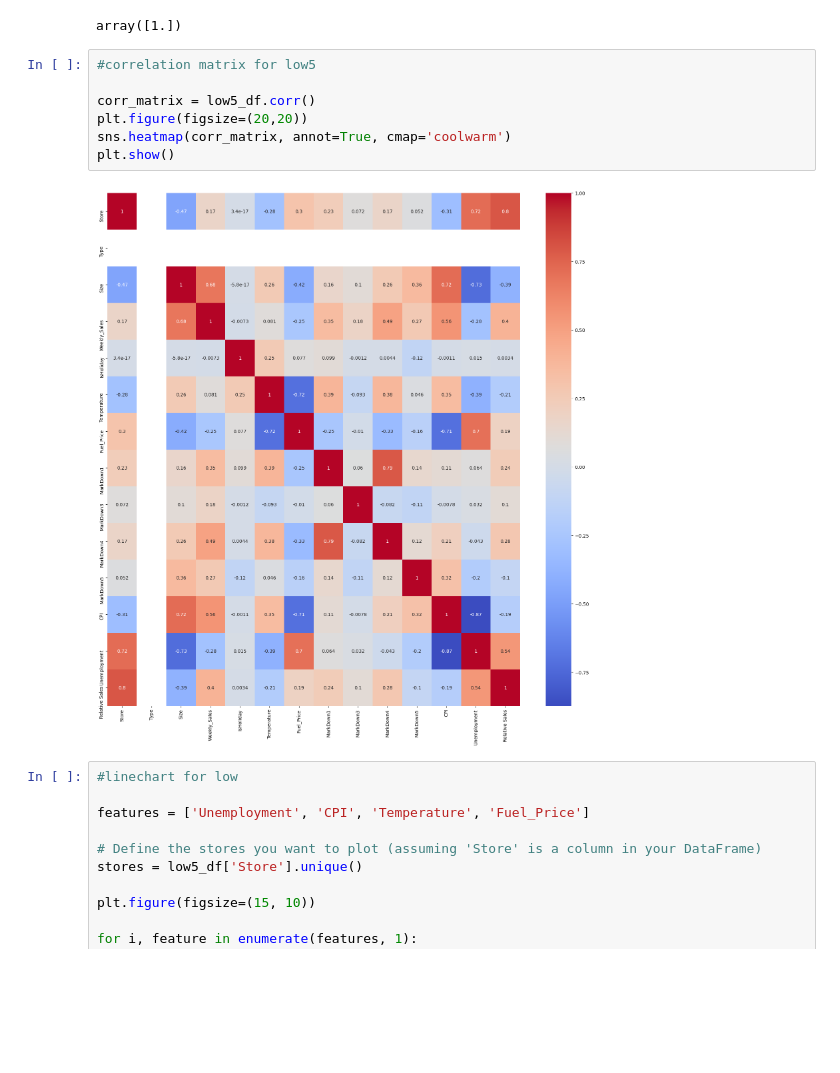
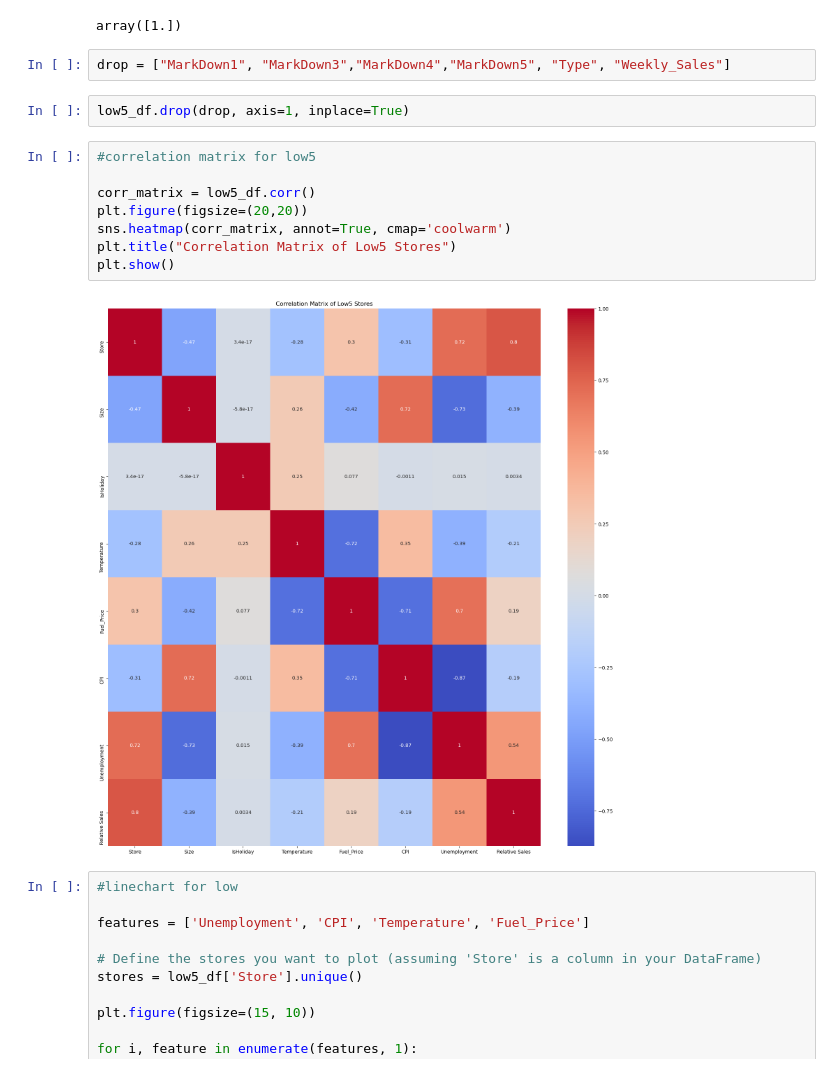
Before and after one commit to Johannes3001/AppliedML_Assign.01, a Jupyter notebook: Assignment2/Codes/Johannes_Code.ipynb, the cells around one changed output. Drawn from its saved outputs; the diff is of its cells as text; blank space fills up the shorter version.

```diff
--- a/Assignment2/Codes/Johannes_Code.ipynb
+++ b/Assignment2/Codes/Johannes_Code.ipynb
@@ -297,15 +302,20 @@ low5_df = low5_df.sort_values(by = ["Store", "Date"], ascending=[True, True])
 low5_df["Type"].unique()
 # %% [output]
 array([1.])
+# %%
+drop = ["MarkDown1", "MarkDown3","MarkDown4","MarkDown5", "Type", "Weekly_Sales"]
+# %%
+low5_df.drop(drop, axis=1, inplace=True)
 # %%
 #correlation matrix for low5
 
 corr_matrix = low5_df.corr()
 plt.figure(figsize=(20,20))
 sns.heatmap(corr_matrix, annot=True, cmap='coolwarm')
+plt.title("Correlation Matrix of Low5 Stores")
 plt.show()
 # %% [output]
-[figure, old version]
+[figure, new version]
 # %%
 #linechart for low
 
```
Also changed, not shown: parts of 3 cells of this notebook.
